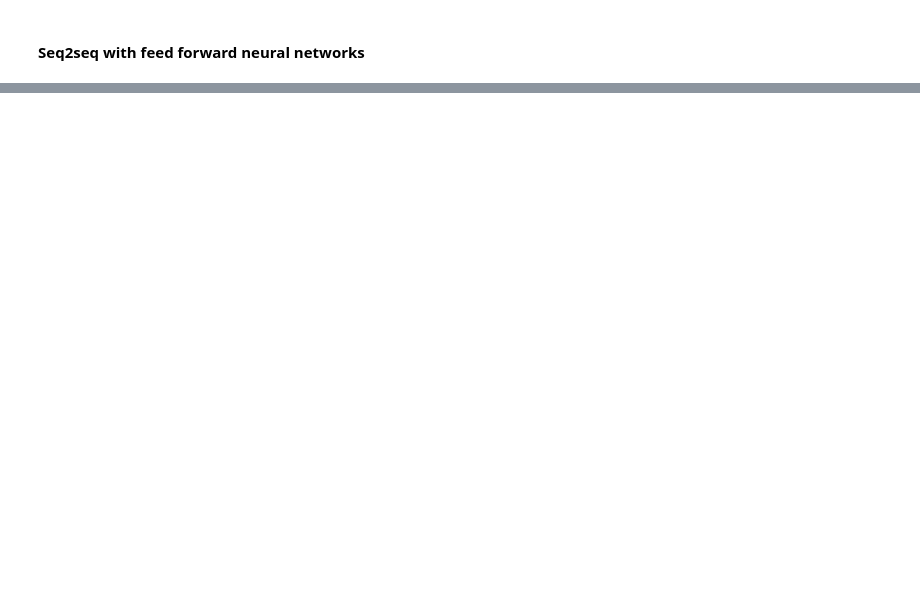
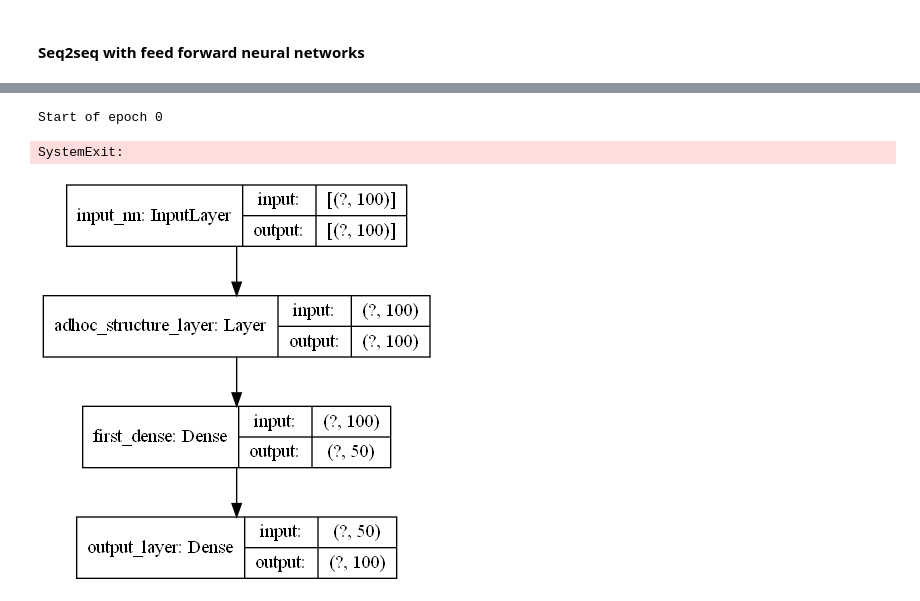
Before and after one commit to borjaf696/LGM_BFSDE, a Jupyter notebook: notebooks/simulation.ipynb, the cells around one changed output, grey strips where cells are left out. Drawn from its saved outputs; the diff is of its cells as text; code cells hidden in the pictures; blank space fills up the shorter version.

Commit message:
Included the ff-nn with the idea of gradient tape

```diff
--- a/notebooks/simulation.ipynb
+++ b/notebooks/simulation.ipynb
@@ -88,0 +112,3 @@ x
+# %%
+keras.backend.clear_session()
+keras.backend.set_floatx('float64')
@@ -88,0 +191,45 @@ x
+# %%
+epochs = 2
+# Optimizer
+optimizer = tf.keras.optimizers.Adam(learning_rate=1e-3)
+# Custom model
+lgm = LGM_model(N, 64)
+# Data used as features
+features = np.reshape(mc_value_per_time_step, (1, N))
+# Loss metric
+loss_metric = tf.keras.metrics.Mean()
+# Iterate over epochs.
+for epoch in range(epochs):
+    print("Start of epoch %d" % (epoch,))
+
+    with tf.GradientTape() as tape:
+        loss = custom_loss_lgm(features, lgm)
+
+    grads = tape.gradient(loss, lgm.trainable_weights)
+    optimizer.apply_gradients(zip(grads, lgm.trainable_weights))
+
+    loss_metric(loss)
+    print("Mean loss = %.4f" % (loss_metric.result()))
+# %% [output]
+Start of epoch 0
+SystemExit:
+# %%
+def build_nn_architecture(n_steps, units = [50], is_sequential = False):
+    num_layer = 0
+    inputs = keras.Input(shape=(n_steps,), name='input_nn')
+    # To avoid dirty code
+    x = layers.Layer(trainable = False, name = 'adhoc_structure_layer')(inputs)
+    # If we want to build a sequential model we need to define a GRU or LSTM or a RNN layer
+    if is_sequential:
+        x = layers.GRU(units[num_layer], name = 'sequential_layer')(x)
+        num_layer += 1
+    x = layers.Dense(units[num_layer], activation='relu', name = 'first_dense')(x)
+    # Same size as the input
+    outputs = layers.Dense(n_steps, activation='relu', name = 'output_layer')(x)
+
+    return keras.Model(inputs=inputs, outputs=outputs, name='mnist_model')
+# %%
+nn_model = build_nn_architecture(N)
+keras.utils.plot_model(nn_model, show_shapes=True)
+# %% [output]
+[figure, added]
```
Also changed, not shown: parts of 13 cells of this notebook, 1 other file.
